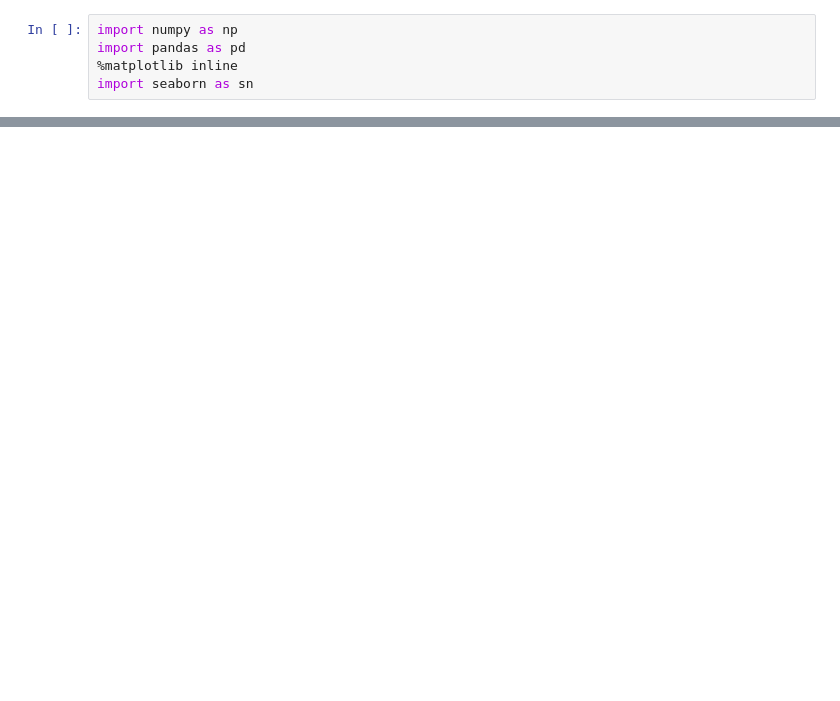
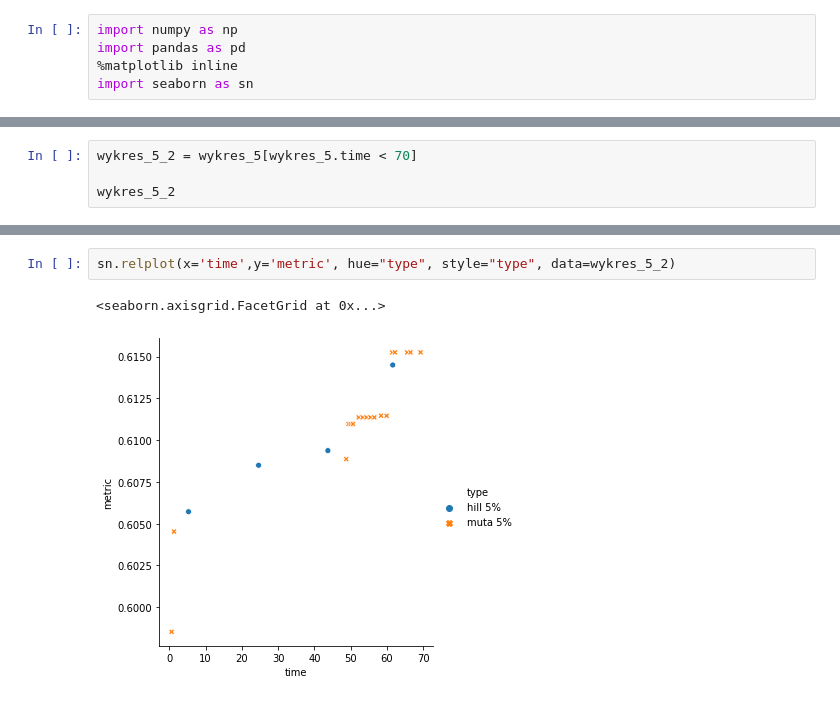
Before and after one commit to zmysloony/xgboost-params, a Jupyter notebook: Wykresixy.ipynb, the cells around one changed output, grey strips where cells are left out. Drawn from its saved outputs; the diff is of its cells as text; blank space fills up the shorter version.

```diff
--- a/Wykresixy.ipynb
+++ b/Wykresixy.ipynb
@@ -40,0 +106,4 @@ dat
+# %%
+wykres_5_2 = wykres_5[wykres_5.time < 70]
+
+wykres_5_2
@@ -40,0 +128,5 @@ dat
+# %%
+sn.relplot(x='time',y='metric', hue="type", style="type", data=wykres_5_2)
+# %% [output]
+<seaborn.axisgrid.FacetGrid at 0x...>
+[figure, added]
```
Also changed, not shown: parts of 12 cells of this notebook.
